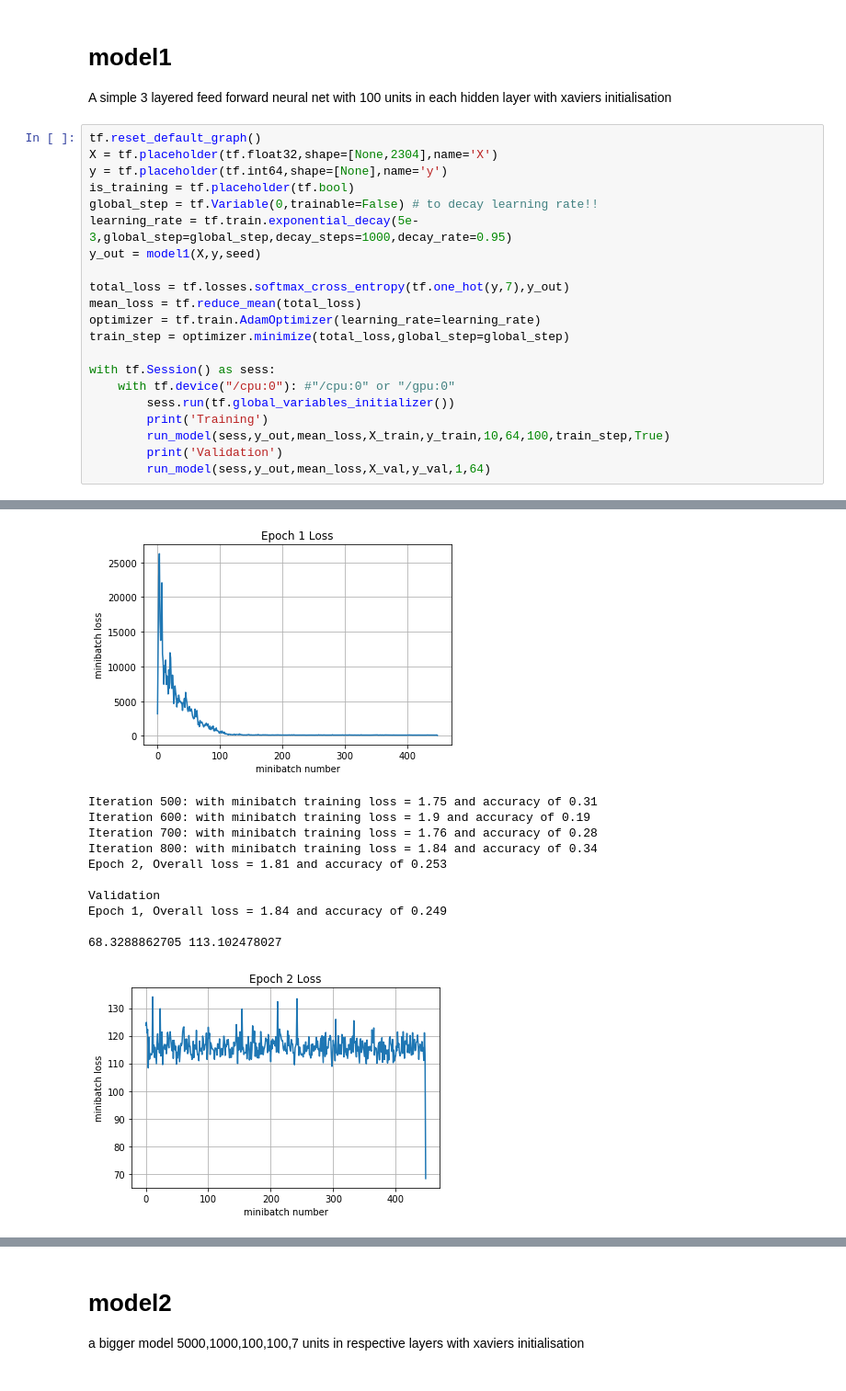
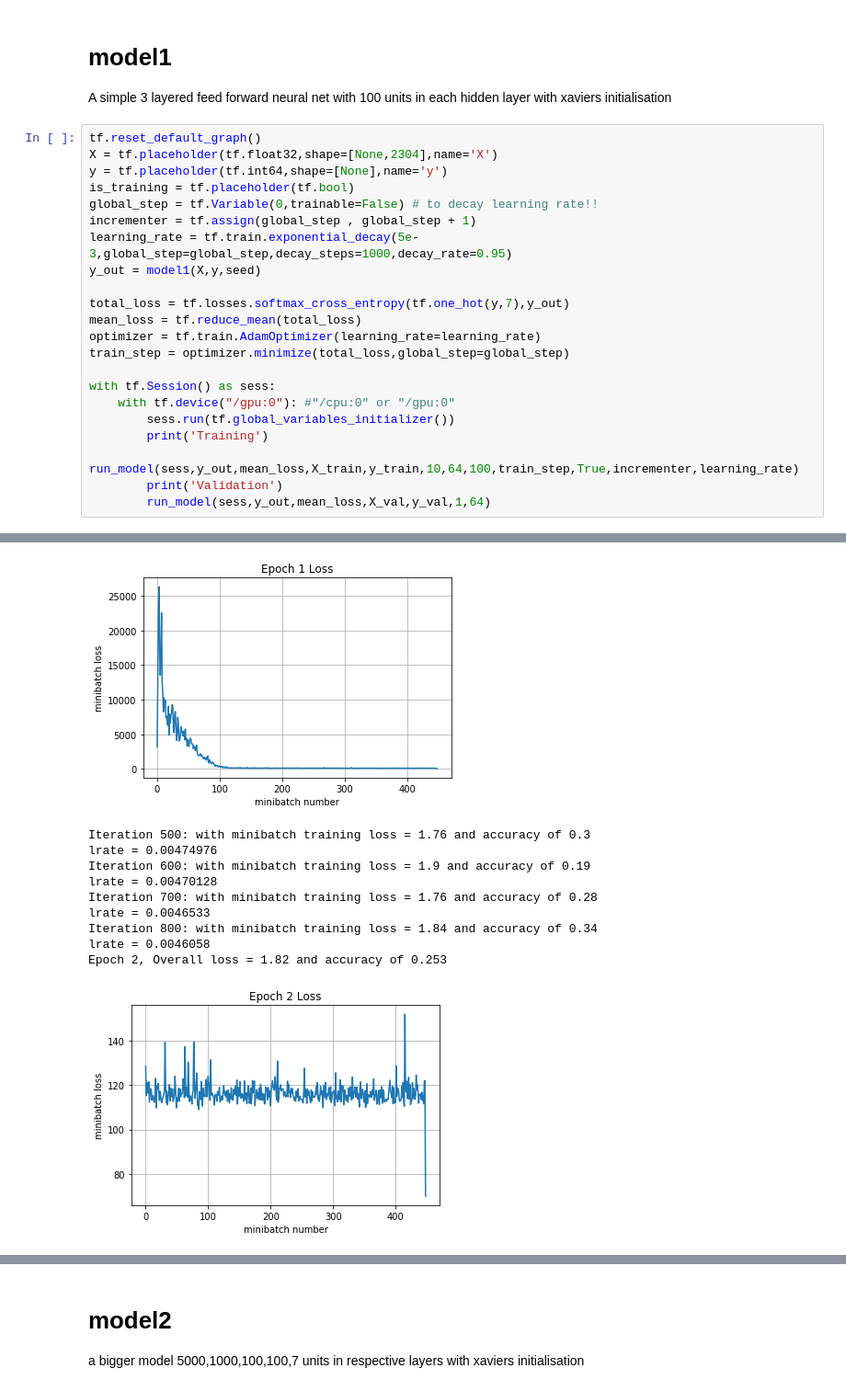
Before and after one commit to divyanshj16/EmotionDetection, a Jupyter notebook: train.ipynb, the cells around one changed output, grey strips where cells are left out. Shown at 92% size. Cells and saved outputs as stored; diff of their text form.

```diff
--- a/train.ipynb
+++ b/train.ipynb
@@ -196,6 +129,7 @@ X = tf.placeholder(tf.float32,shape=[None,2304],name='X')
 y = tf.placeholder(tf.int64,shape=[None],name='y')
 is_training = tf.placeholder(tf.bool)
 global_step = tf.Variable(0,trainable=False) # to decay learning rate!!
+incrementer = tf.assign(global_step , global_step + 1)
 learning_rate = tf.train.exponential_decay(5e-3,global_step=global_step,decay_steps=1000,decay_rate=0.95)
 y_out = model1(X,y,seed)
 
@@ -205,10 +139,10 @@ optimizer = tf.train.AdamOptimizer(learning_rate=learning_rate)
 train_step = optimizer.minimize(total_loss,global_step=global_step)
 
 with tf.Session() as sess:
-    with tf.device("/cpu:0"): #"/cpu:0" or "/gpu:0"
+    with tf.device("/gpu:0"): #"/cpu:0" or "/gpu:0"
         sess.run(tf.global_variables_initializer())
         print('Training')
-        run_model(sess,y_out,mean_loss,X_train,y_train,10,64,100,train_step,True)
+        run_model(sess,y_out,mean_loss,X_train,y_train,10,64,100,train_step,True,incrementer,learning_rate)
         print('Validation')
         run_model(sess,y_out,mean_loss,X_val,y_val,1,64)
 # %% [output]
@@ -227,12 +161,11 @@ Epoch 1, Overall loss = 1.85 and accuracy of 0.248
-[figure, old version]
+[figure, new version]
-Iteration 500: with minibatch training loss = 1.75 and accuracy of 0.31
+Iteration 500: with minibatch training loss = 1.76 and accuracy of 0.3
+lrate = 0.00474976
 Iteration 600: with minibatch training loss = 1.9 and accuracy of 0.19
+lrate = 0.00470128
 Iteration 700: with minibatch training loss = 1.76 and accuracy of 0.28
+lrate = 0.0046533
 Iteration 800: with minibatch training loss = 1.84 and accuracy of 0.34
-Epoch 2, Overall loss = 1.81 and accuracy of 0.253
-
-Validation
-Epoch 1, Overall loss = 1.84 and accuracy of 0.249
-
-68.3288862705 113.102478027
+lrate = 0.0046058
+Epoch 2, Overall loss = 1.82 and accuracy of 0.253
-[figure, old version]
+[figure, new version]
```
Also changed, not shown: parts of 6 cells of this notebook, 2 other files.
